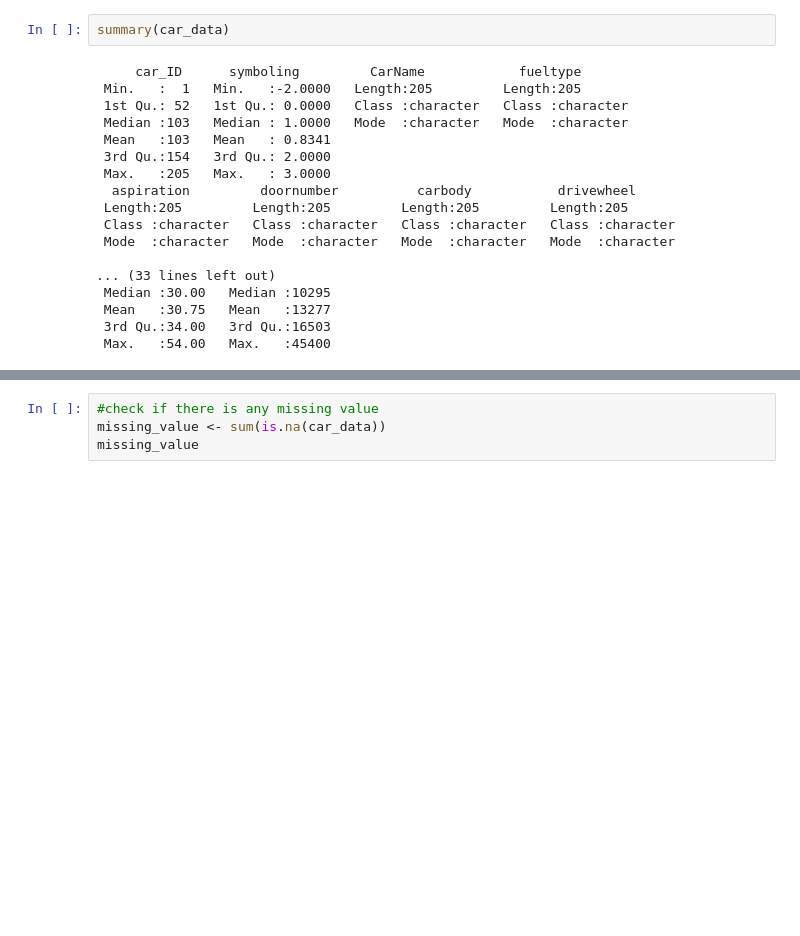
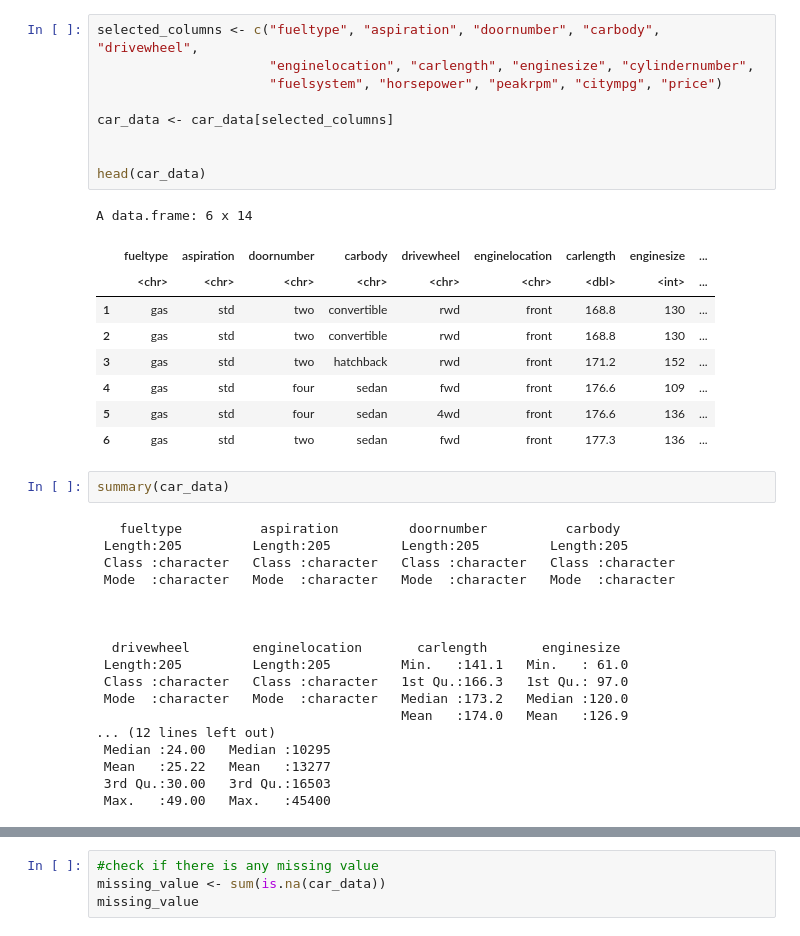
Before and after one commit to SelinaWang11/Stat306-group-project, a Jupyter notebook: proposal.ipynb, the cells around one changed output, grey strips where cells are left out. Cells and saved outputs as stored; diff of their text form; blank space fills up the shorter version.

```diff
--- a/proposal.ipynb
+++ b/proposal.ipynb
@@ -55,23 +72,42 @@ A data.frame: 6 x 26
+# %%
+selected_columns <- c("fueltype", "aspiration", "doornumber", "carbody", "drivewheel",
+                      "enginelocation", "carlength", "enginesize", "cylindernumber",
+                      "fuelsystem", "horsepower", "peakrpm", "citympg", "price")
+
+car_data <- car_data[selected_columns]
+
+
+head(car_data)
+# %% [output]
+A data.frame: 6 x 14
+|  | fueltype | aspiration | doornumber | carbody | drivewheel | enginelocation | carlength | enginesize | ... |
+|  | <chr> | <chr> | <chr> | <chr> | <chr> | <chr> | <dbl> | <int> | ... |
+| 1 | gas | std | two | convertible | rwd | front | 168.8 | 130 | ... |
+| 2 | gas | std | two | convertible | rwd | front | 168.8 | 130 | ... |
+| 3 | gas | std | two | hatchback | rwd | front | 171.2 | 152 | ... |
+| 4 | gas | std | four | sedan | fwd | front | 176.6 | 109 | ... |
+| 5 | gas | std | four | sedan | 4wd | front | 176.6 | 136 | ... |
+| 6 | gas | std | two | sedan | fwd | front | 177.3 | 136 | ... |
 # %%
 summary(car_data)
 # %% [output]
-     car_ID      symboling         CarName            fueltype
- Min.   :  1   Min.   :-2.0000   Length:205         Length:205
- 1st Qu.: 52   1st Qu.: 0.0000   Class :character   Class :character
- Median :103   Median : 1.0000   Mode  :character   Mode  :character
- Mean   :103   Mean   : 0.8341
- 3rd Qu.:154   3rd Qu.: 2.0000
- Max.   :205   Max.   : 3.0000
-  aspiration         doornumber          carbody           drivewheel
+   fueltype          aspiration         doornumber          carbody
  Length:205         Length:205         Length:205         Length:205
  Class :character   Class :character   Class :character   Class :character
  Mode  :character   Mode  :character   Mode  :character   Mode  :character
 
-... (33 lines left out)
- Median :30.00   Median :10295
- Mean   :30.75   Mean   :13277
- 3rd Qu.:34.00   3rd Qu.:16503
- Max.   :54.00   Max.   :45400
+
+
+  drivewheel        enginelocation       carlength       enginesize
+ Length:205         Length:205         Min.   :141.1   Min.   : 61.0
+ Class :character   Class :character   1st Qu.:166.3   1st Qu.: 97.0
+ Mode  :character   Mode  :character   Median :173.2   Median :120.0
+                                       Mean   :174.0   Mean   :126.9
+... (12 lines left out)
+ Median :24.00   Median :10295
+ Mean   :25.22   Mean   :13277
+ 3rd Qu.:30.00   3rd Qu.:16503
+ Max.   :49.00   Max.   :45400
 # %% [markdown]
 # !!!!!!!!!! look here
 ### Missing parts:
```
Also changed, not shown: parts of 5 cells of this notebook, 1 other file.
